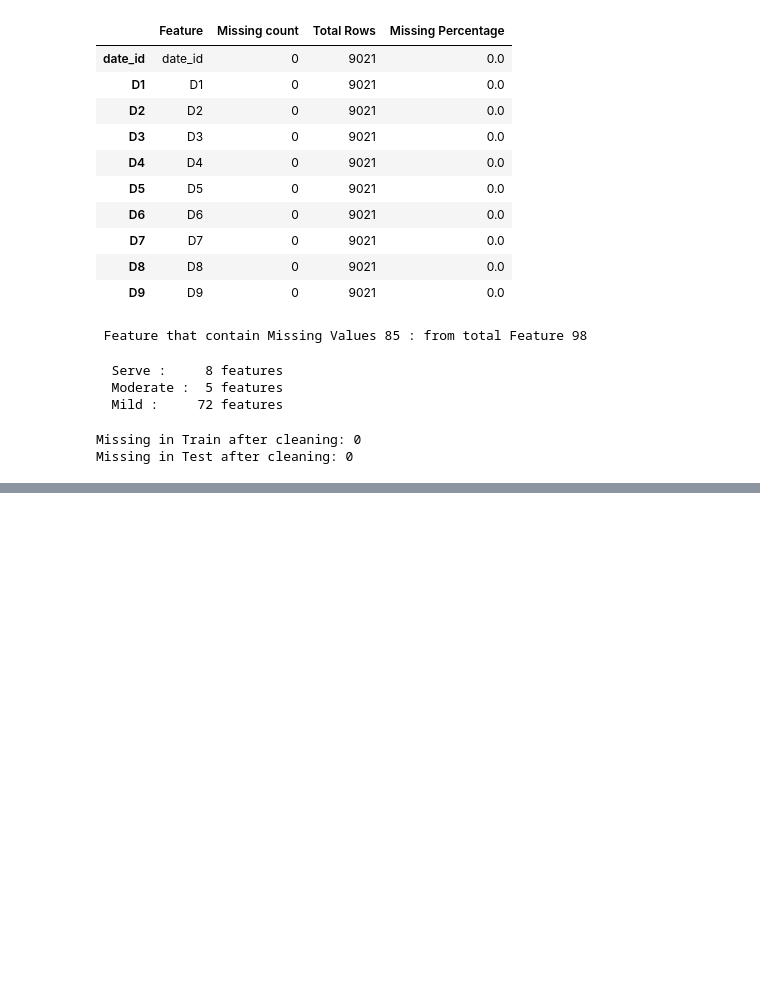
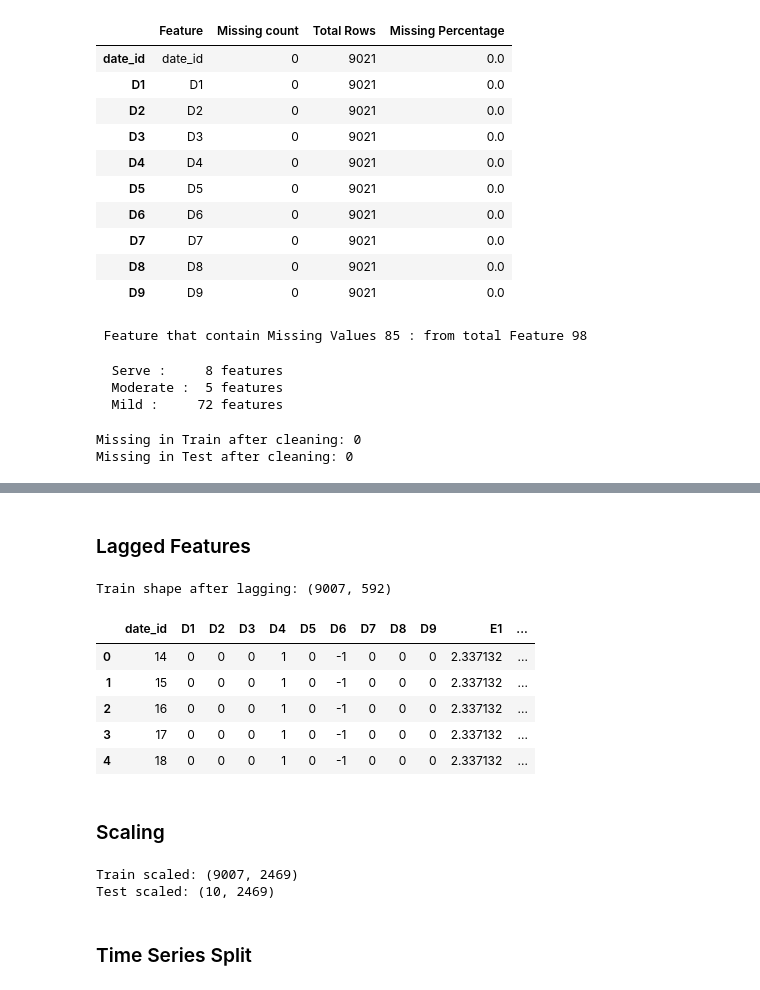
Before and after one commit to rowida2/Hull-Tactical-competition, a Jupyter notebook: hull-tactical-baseline.ipynb, the cells around one changed output, grey strips where cells are left out. Drawn from its saved outputs; the diff is of its cells as text; code cells hidden in the pictures; blank space fills up the shorter version.

```diff
--- a/hull-tactical-baseline.ipynb
+++ b/hull-tactical-baseline.ipynb
@@ -215,0 +323,32 @@ Missing in Test after cleaning: 0
+# %% [markdown]
+### Lagged Features
+# %%
+
+feature_cols = [col for col in train.columns
+                if col not in ['date_id', 'forward_returns',
+                               'risk_free_rate', 'market_forward_excess_returns']]
+
+# lag windows
+lags = [1, 3, 7, 14]
+
+for lag in lags:
+    for col in feature_cols:
+        train[f"{col}_lag{lag}"] = train[col].shift(lag)
+
+
+train["lagged_forward_returns"] = train["forward_returns"].shift(1)
+train["lagged_risk_free_rate"] = train["risk_free_rate"].shift(1)
+train["lagged_market_forward_excess_returns"] = train["market_forward_excess_returns"].shift(1)
+
+train = train.iloc[14:].reset_index(drop=True)
+
+print("Train shape after lagging:", train.shape)
+train.head()
+# %% [output]
+Train shape after lagging: (9007, 592)
+|  | date_id | D1 | D2 | D3 | D4 | D5 | D6 | D7 | D8 | D9 | E1 | ... |
+| 0 | 14 | 0 | 0 | 0 | 1 | 0 | -1 | 0 | 0 | 0 | 2.337132 | ... |
+| 1 | 15 | 0 | 0 | 0 | 1 | 0 | -1 | 0 | 0 | 0 | 2.337132 | ... |
+| 2 | 16 | 0 | 0 | 0 | 1 | 0 | -1 | 0 | 0 | 0 | 2.337132 | ... |
+| 3 | 17 | 0 | 0 | 0 | 1 | 0 | -1 | 0 | 0 | 0 | 2.337132 | ... |
+| 4 | 18 | 0 | 0 | 0 | 1 | 0 | -1 | 0 | 0 | 0 | 2.337132 | ... |
@@ -215,0 +389,47 @@ Missing in Test after cleaning: 0
+# %% [markdown]
+### Scaling
+# %%
+from sklearn.preprocessing import StandardScaler
+
+target_cols = [
+    'forward_returns',
+    'risk_free_rate',
+    'market_forward_excess_returns'
+]
+
+lagged_target_cols = [
+    'lagged_forward_returns',
+    'lagged_risk_free_rate',
+    'lagged_market_forward_excess_returns'
+]
+
+id_cols = ['date_id']
+
+feature_cols = [
+    col for col in train.columns
+    if col not in target_cols + lagged_target_cols + id_cols
+]
+
+#  fit train
+scaler = StandardScaler()
+scaler.fit(train[feature_cols])
+
+
+#  apply transform train
+train_scaled = train.copy()
+train_scaled[feature_cols] = scaler.transform(train[feature_cols])
+
+# apply transform test
+test_scaled = test.copy()
+
+test_feature_cols = [col for col in test.columns if col in feature_cols]
+
+test_scaled[test_feature_cols] = scaler.transform(test_scaled[test_feature_cols])
+
+print("Train scaled:", train_scaled.shape)
+print("Test scaled:", test_scaled.shape)
+# %% [output]
+Train scaled: (9007, 2469)
+Test scaled: (10, 2469)
+# %% [markdown]
+### Time Series Split
```
Also changed, not shown: parts of 15 cells of this notebook.
